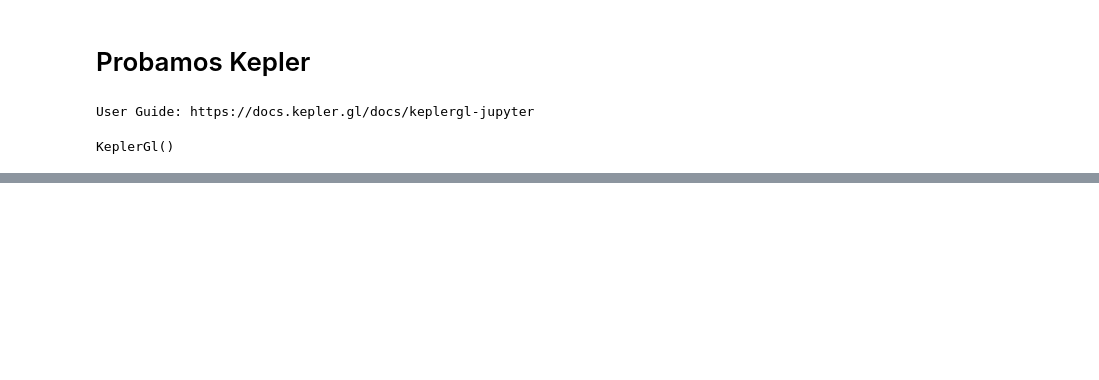
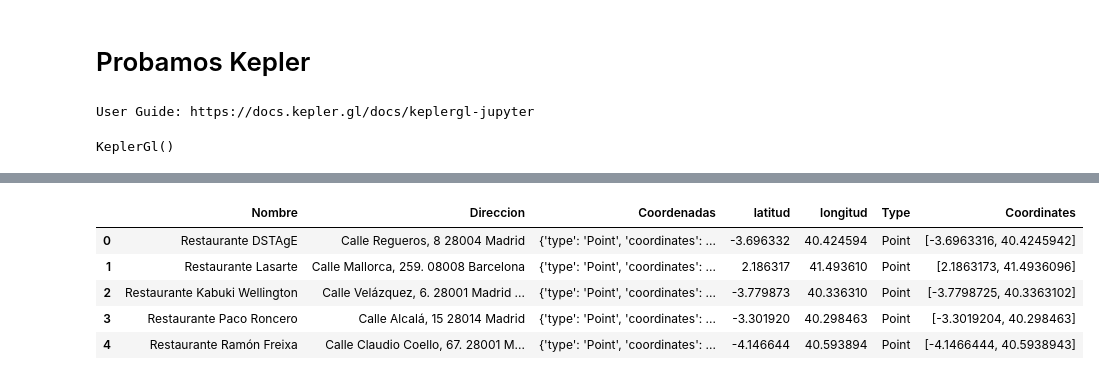
Before and after one commit to inigomuguiro/Las-rutas-de-IGNACIO, a Jupyter notebook: Pruebas proyecto final.ipynb, the cells around one changed output, grey strips where cells are left out. Cells and saved outputs as stored; diff of their text form; code cells hidden in the pictures; blank space fills up the shorter version.

```diff
--- a/Pruebas proyecto final.ipynb
+++ b/Pruebas proyecto final.ipynb
@@ -415,0 +655,4 @@ RuntimeError: b'no arguments in initialization list'
+# %%
+from pymongo import MongoClient
+client = MongoClient("localhost:27017")
+db = client.get_database("Guia_Repsol")
@@ -415,0 +667,3 @@ RuntimeError: b'no arguments in initialization list'
+# %%
+r = db.get_collection("Restaurantes")
+r
@@ -415,0 +681,2 @@ RuntimeError: b'no arguments in initialization list'
+# %%
+data = pd.DataFrame(list(r.find({})))
@@ -415,0 +692,11 @@ RuntimeError: b'no arguments in initialization list'
+# %%
+data[["Type", "Coordinates"]] = data["Coordenadas"].apply(pd.Series)
+# %%
+data.head()
+# %% [output]
+|  | Nombre | Direccion | Coordenadas | latitud | longitud | Type | Coordinates |
+| 0 | Restaurante DSTAgE | Calle Regueros, 8 28004 Madrid | {'type': 'Point', 'coordinates': ... | -3.696332 | 40.424594 | Point | [-3.6963316, 40.4245942] |
+| 1 | Restaurante Lasarte | Calle Mallorca, 259. 08008 Barcelona | {'type': 'Point', 'coordinates': ... | 2.186317 | 41.493610 | Point | [2.1863173, 41.4936096] |
+| 2 | Restaurante Kabuki Wellington | Calle Velázquez, 6. 28001 Madrid ... | {'type': 'Point', 'coordinates': ... | -3.779873 | 40.336310 | Point | [-3.7798725, 40.3363102] |
+| 3 | Restaurante Paco Roncero | Calle Alcalá, 15 28014 Madrid | {'type': 'Point', 'coordinates': ... | -3.301920 | 40.298463 | Point | [-3.3019204, 40.298463] |
+| 4 | Restaurante Ramón Freixa | Calle Claudio Coello, 67. 28001 M... | {'type': 'Point', 'coordinates': ... | -4.146644 | 40.593894 | Point | [-4.1466444, 40.5938943] |
```
Also changed, not shown: parts of 127 cells of this notebook, 31 other files.
